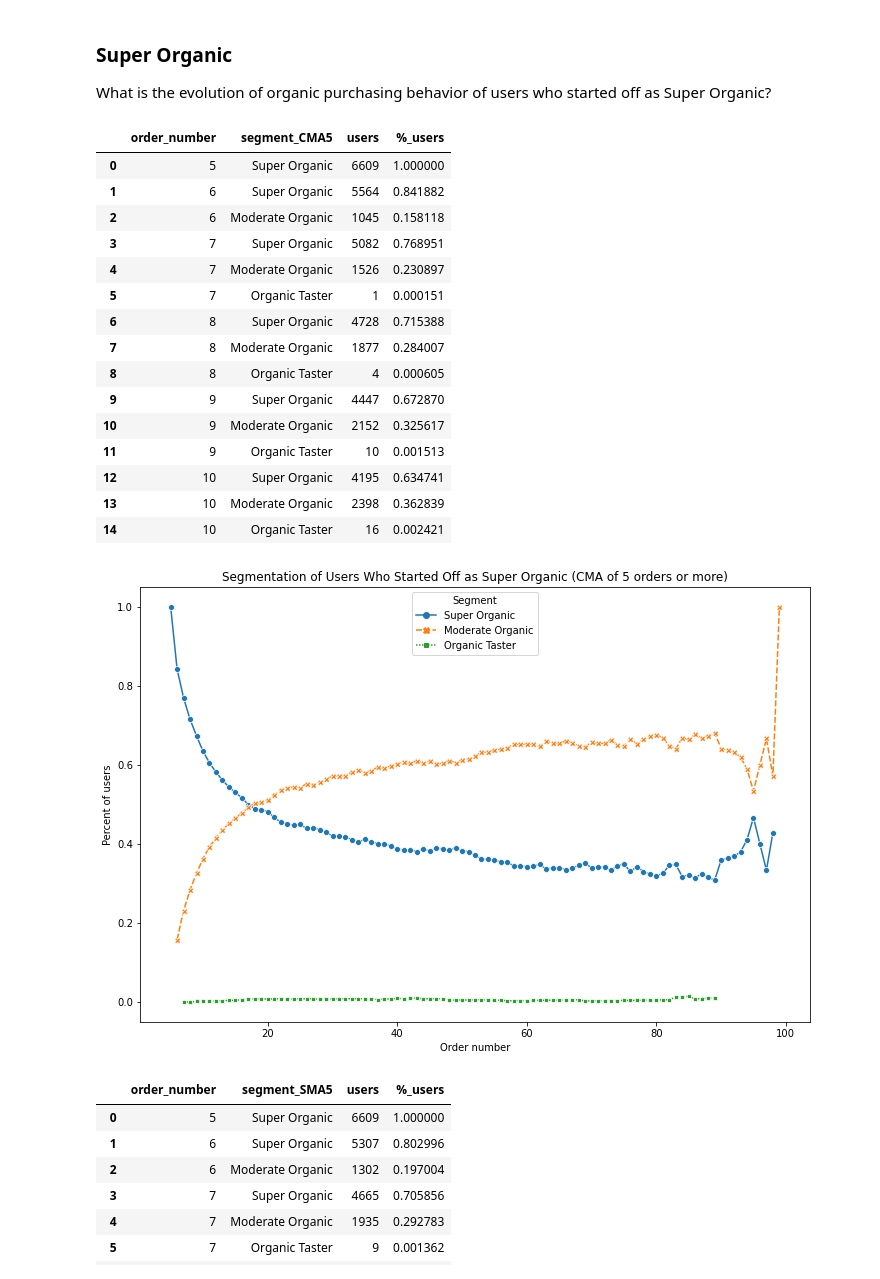
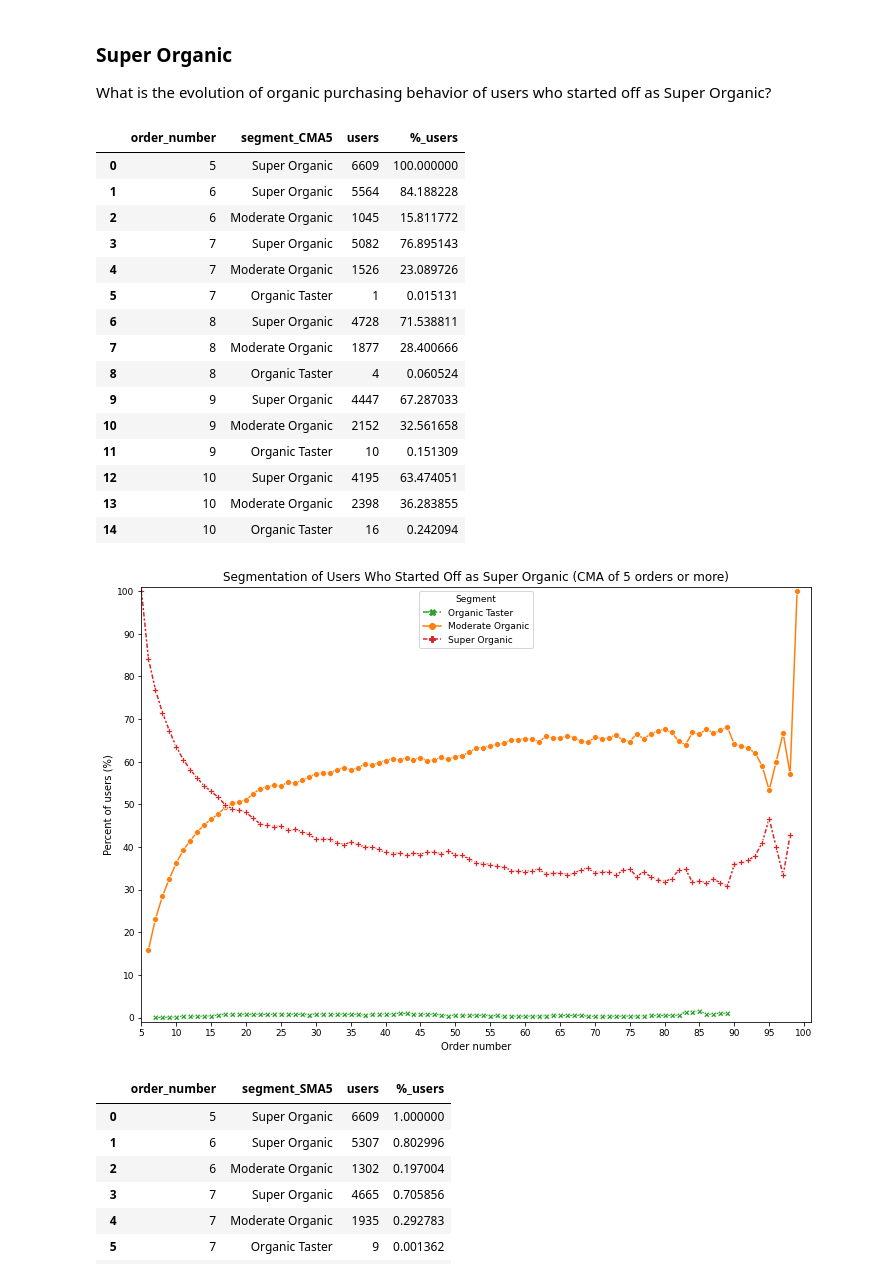
Before and after one commit to stemlock/Instacart_Market_Basket_Data_Analysis, a Jupyter notebook: Question 3.ipynb, the cells around one changed output. Saved outputs shown, nothing was run; the diff lists cells and outputs as text; code cells hidden in the pictures.

```diff
--- a/Question 3.ipynb
+++ b/Question 3.ipynb
@@ -936,40 +988,51 @@ start_SO_CMA_df = user_behavior10[user_behavior10['user_id'].isin(start_SO_CMA_l
 start_SO_CMA_plot_df = start_SO_CMA_df.groupby('order_number')['segment_CMA5'].value_counts().to_frame(name = 'users').reset_index()
 
 # Calculate the percentage of users per segment
-start_SO_CMA_plot_df['%_users'] = start_SO_CMA_plot_df.users.div(start_SO_CMA_plot_df.order_number.map(start_SO_CMA_plot_df.groupby('order_number').sum().users))
+start_SO_CMA_plot_df['%_users'] = start_SO_CMA_plot_df.users.div(start_SO_CMA_plot_df.order_number.map(start_SO_CMA_plot_df.groupby('order_number').sum().users))*100
 
 start_SO_CMA_plot_df.head(15)
 # %% [output]
 |  | order_number | segment_CMA5 | users | %_users |
-| 0 | 5 | Super Organic | 6609 | 1.000000 |
-| 1 | 6 | Super Organic | 5564 | 0.841882 |
-| 2 | 6 | Moderate Organic | 1045 | 0.158118 |
-| 3 | 7 | Super Organic | 5082 | 0.768951 |
-| 4 | 7 | Moderate Organic | 1526 | 0.230897 |
-| 5 | 7 | Organic Taster | 1 | 0.000151 |
-| 6 | 8 | Super Organic | 4728 | 0.715388 |
-| 7 | 8 | Moderate Organic | 1877 | 0.284007 |
-| 8 | 8 | Organic Taster | 4 | 0.000605 |
-| 9 | 9 | Super Organic | 4447 | 0.672870 |
-| 10 | 9 | Moderate Organic | 2152 | 0.325617 |
-| 11 | 9 | Organic Taster | 10 | 0.001513 |
-| 12 | 10 | Super Organic | 4195 | 0.634741 |
-| 13 | 10 | Moderate Organic | 2398 | 0.362839 |
-| 14 | 10 | Organic Taster | 16 | 0.002421 |
+| 0 | 5 | Super Organic | 6609 | 100.000000 |
+| 1 | 6 | Super Organic | 5564 | 84.188228 |
+| 2 | 6 | Moderate Organic | 1045 | 15.811772 |
+| 3 | 7 | Super Organic | 5082 | 76.895143 |
+| 4 | 7 | Moderate Organic | 1526 | 23.089726 |
+| 5 | 7 | Organic Taster | 1 | 0.015131 |
+| 6 | 8 | Super Organic | 4728 | 71.538811 |
+| 7 | 8 | Moderate Organic | 1877 | 28.400666 |
+| 8 | 8 | Organic Taster | 4 | 0.060524 |
+| 9 | 9 | Super Organic | 4447 | 67.287033 |
+| 10 | 9 | Moderate Organic | 2152 | 32.561658 |
+| 11 | 9 | Organic Taster | 10 | 0.151309 |
+| 12 | 10 | Super Organic | 4195 | 63.474051 |
+| 13 | 10 | Moderate Organic | 2398 | 36.283855 |
+| 14 | 10 | Organic Taster | 16 | 0.242094 |
+# %%
+# Sort segment order
+cat_order = pd.CategoricalDtype(categories=['Moderate Organic', 'Organic Taster', 'Never Organic', 'Super Organic'],
+                                ordered=True)
+start_SO_CMA_plot_df['segment_CMA5'] = start_SO_CMA_plot_df['segment_CMA5'].astype(cat_order)
+start_SO_CMA_plot_df.sort_values('segment_CMA5', inplace=True)
 # %%
 # Plot the percentage of users per order separated into the segments by a culmulative moving average
 fig, ax = plt.subplots(figsize = (12,8))
 
-sns.lineplot(data=start_SO_CMA_plot_df, x="order_number", y = '%_users', hue="segment_CMA5", style='segment_CMA5',
-             markers=True, ax = ax)
+sns.lineplot(data=start_SO_CMA_plot_df, x="order_number", y = '%_users', hue="segment_CMA5",
+                             style='segment_CMA5', palette=colors, markers=True, ax = ax)
 
-ax.legend().set_title('Segment')
+ax.legend(handles[1:4], labels[1:4]).set_title('Segment')
 ax.set_title('Segmentation of Users Who Started Off as Super Organic (CMA of 5 orders or more)')
 ax.set_xlabel('Order number')
-ax.set_ylabel('Percent of users')
+ax.set_xticks(np.arange(5, 105, 5))
+ax.set_xlim(5,101)
+ax.set_ylabel('Percent of users (%)')
+ax.set_yticks(np.arange(0, 110, 10))
+ax.set_ylim(-1,101)
+
 pass
 # %% [output]
-[figure, old version]
+[figure, new version]
 # %%
 # Create a SMA dataset of users who started off as Super Organic (order_number = 5)
 
```
Also changed, not shown: parts of 19 cells of this notebook.
